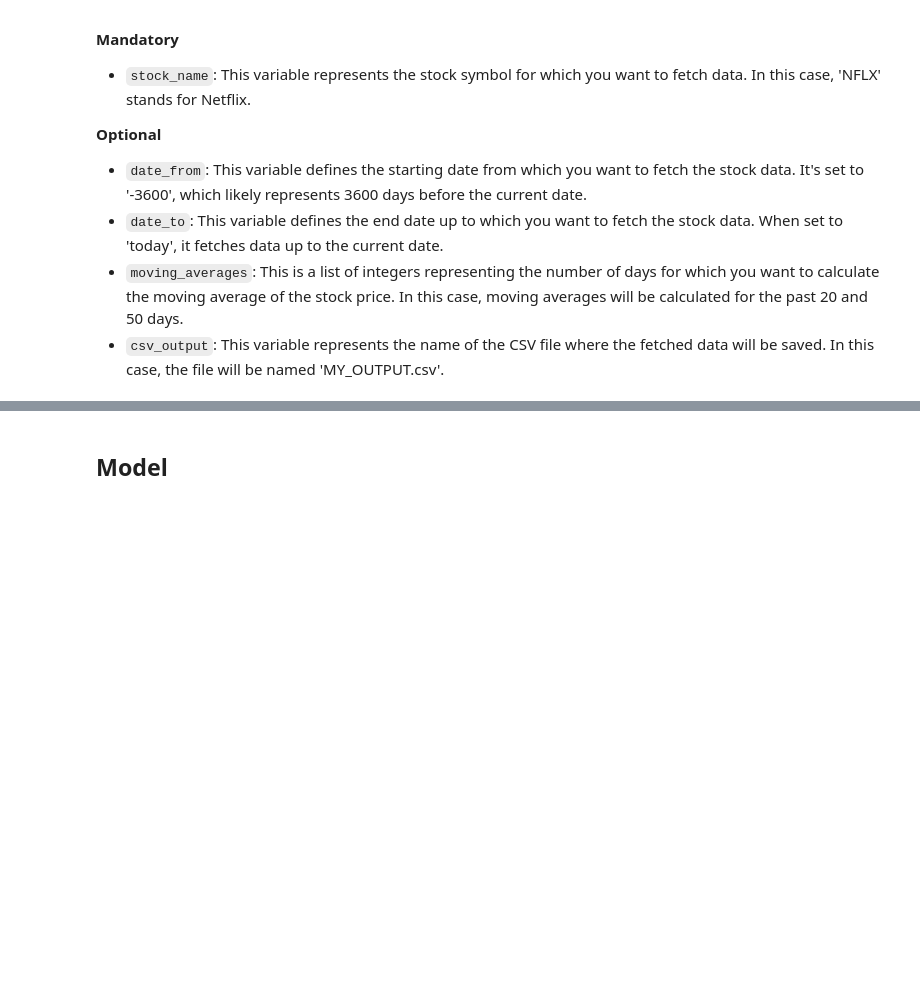
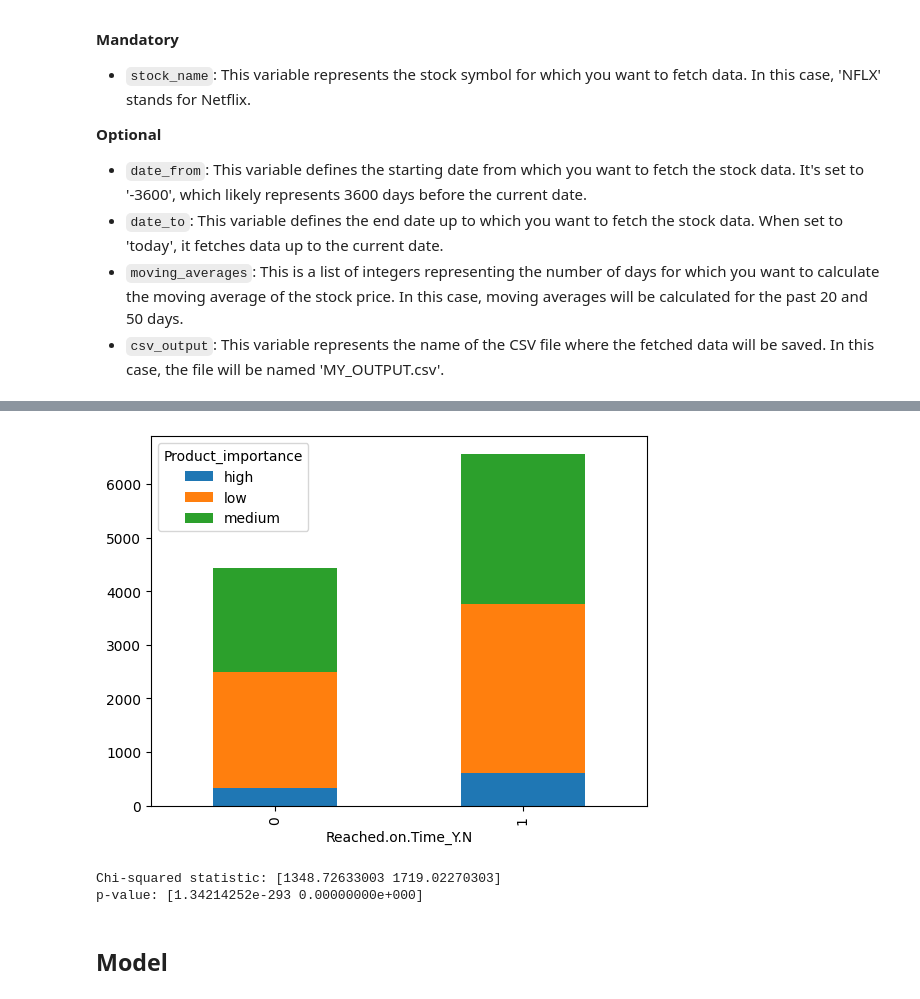
Before and after one commit to SurainSaigal/ML-Project, a Jupyter notebook: template.ipynb, the cells around one changed output, grey strips where cells are left out. Cells and saved outputs as stored; diff of their text form; code cells hidden in the pictures; blank space fills up the shorter version.

```diff
--- a/template.ipynb
+++ b/template.ipynb
@@ -55,2 +125,19 @@ NameError: name 'pd' is not defined
+# %%
+importance_vs_time = df.groupby(['Product_importance', 'Reached.on.Time_Y.N']).size().unstack().T
+importance_vs_time.plot(kind='bar', stacked=True)
+
+# Display the graph
+plt.show()
+
+tab = pd.crosstab(df['Product_importance'], df['Reached.on.Time_Y.N'])
+
+chi, p_value = chisquare(tab)
+
+print("Chi-squared statistic:", chi)
+print("p-value:", p_value)
+# %% [output]
+[figure, added]
+Chi-squared statistic: [1348.72633003 1719.02270303]
+p-value: [1.34214252e-293 0.00000000e+000]
 # %% [markdown]
 ## Model
```
Also changed, not shown: parts of 5 cells of this notebook.
